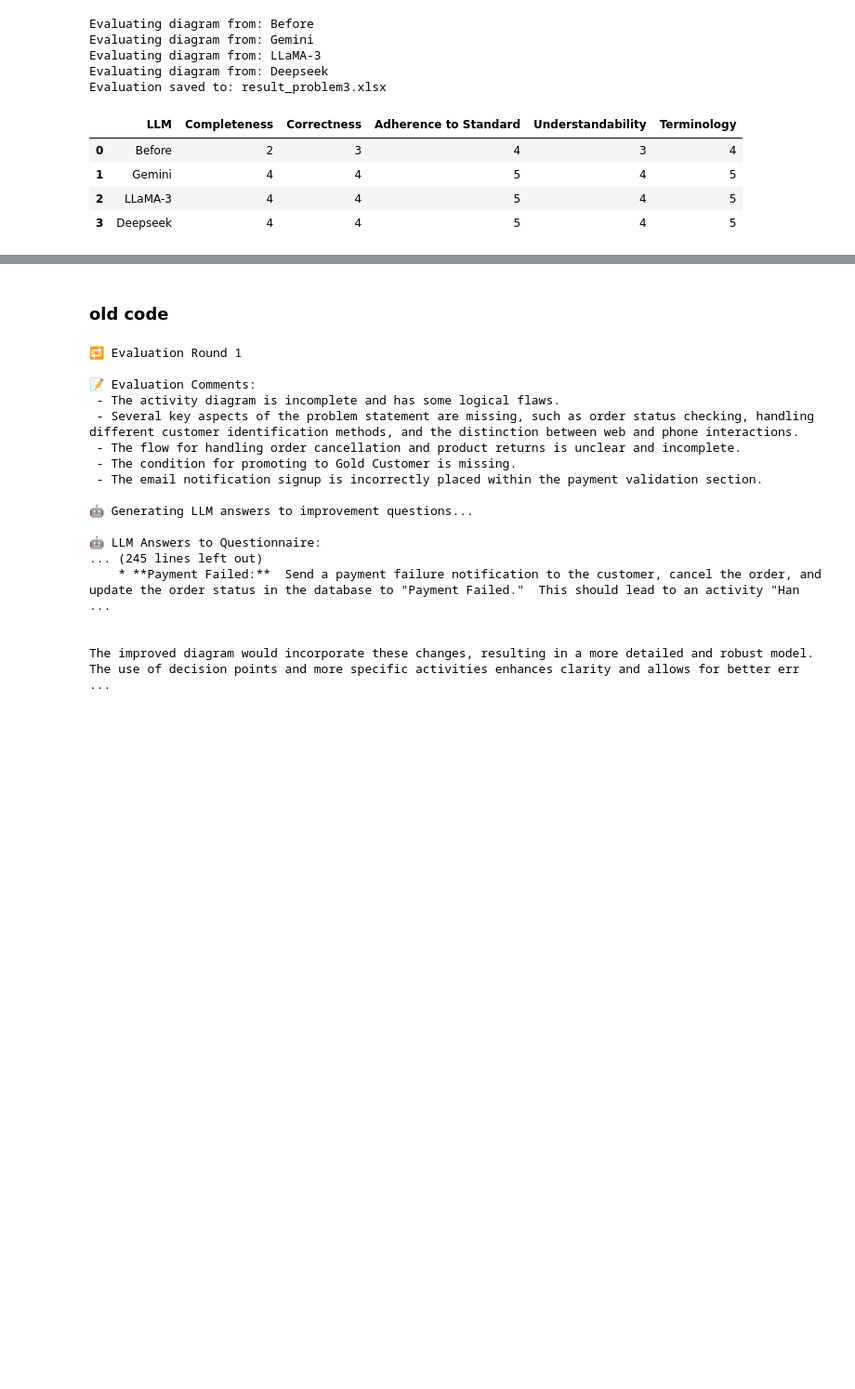
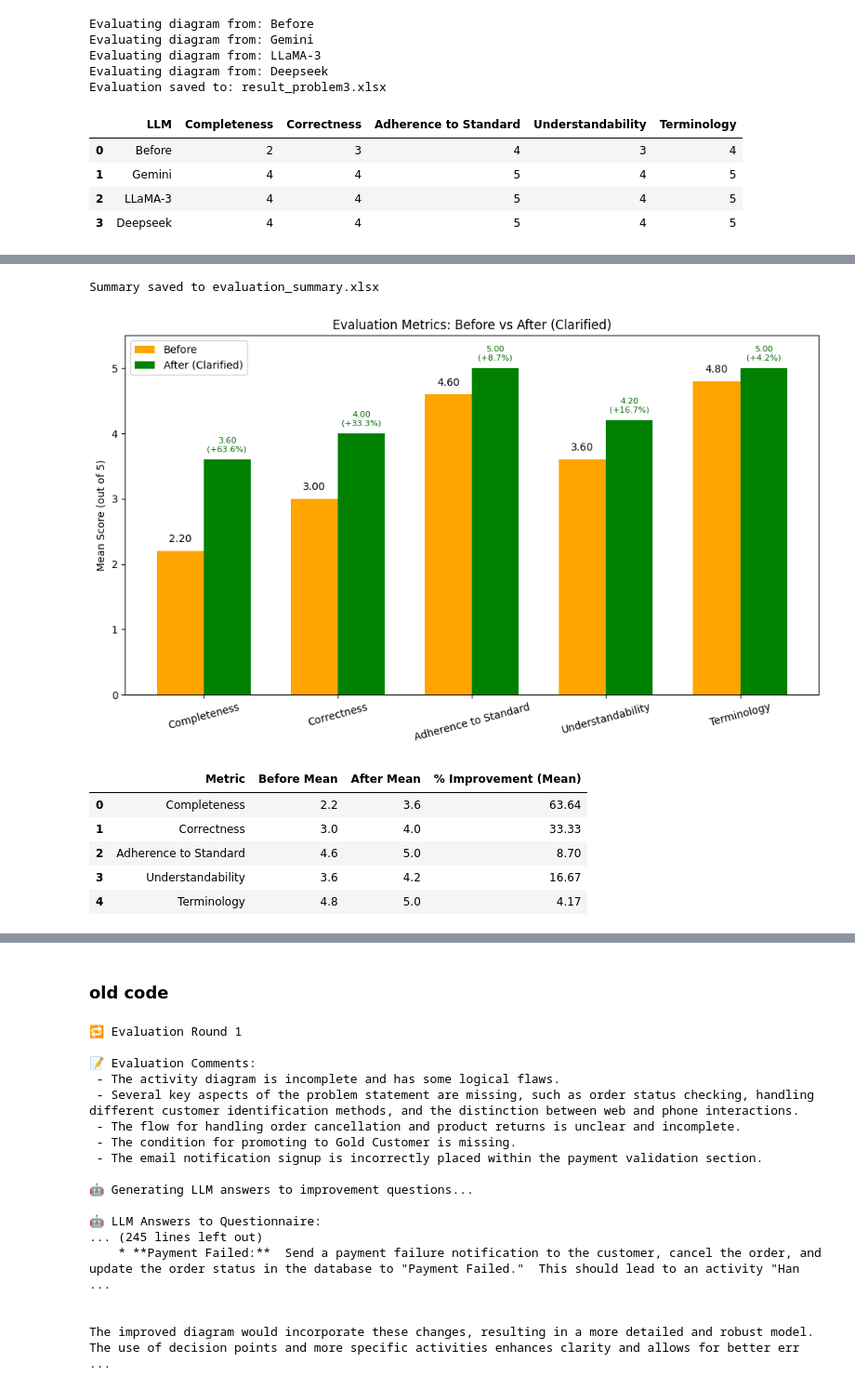
Before and after one commit to vrajkmrpatel/minor-project, a Jupyter notebook: LANGCHAIN/evaluateActivity/apporach1.ipynb, the cells around one changed output, grey strips where cells are left out. Shown: that part at 93% size. Cells and saved outputs as stored; diff of their text form; code cells hidden in the pictures; blank space fills up the shorter version.

Commit message:
finalpush

```diff
--- a/LANGCHAIN/evaluateActivity/apporach1.ipynb
+++ b/LANGCHAIN/evaluateActivity/apporach1.ipynb
@@ -922,0 +1210,76 @@ Evaluation saved to: result_problem3.xlsx
+# %%
+import pandas as pd
+import matplotlib.pyplot as plt
+import numpy as np
+
+def calculate_statistics_and_plot_single_chart(excel_file):
+    df = pd.read_excel(excel_file)
+    before_df = df[df['Version'] == 'before']
+    after_df = df[df['Version'] == 'clarifiedAD']
+
+    metrics = ["Completeness", "Correctness", "Adherence to Standard", "Understandability", "Terminology"]
+    summary = []
+
+    before_means = []
+    after_means = []
+    improvements = []
+
+    for metric in metrics:
+        before_mean = before_df[metric].mean()
+        after_mean = after_df[metric].mean()
+        improvement = ((after_mean - before_mean) / before_mean * 100) if before_mean != 0 else 0
+
+        before_means.append(before_mean)
+        after_means.append(after_mean)
+        improvements.append(improvement)
+
+        summary.append({
+            "Metric": metric,
+            "Before Mean": round(before_mean, 2),
+            "After Mean": round(after_mean, 2),
+            "% Improvement (Mean)": round(improvement, 2)
+        })
+
+    summary_df = pd.DataFrame(summary)
+    summary_df.to_excel("evaluation_summary.xlsx", index=False)
+    print("Summary saved to evaluation_summary.xlsx")
+
+    # --- Plotting single grouped bar chart ---
+    x = np.arange(len(metrics))  # label locations
+    width = 0.35  # width of bars
+
+    fig, ax = plt.subplots(figsize=(10, 6))
+    bars1 = ax.bar(x - width/2, before_means, width, label='Before', color='orange')
+    bars2 = ax.bar(x + width/2, after_means, width, label='After (Clarified)', color='green')
+
+    # Labels, title, legend
+    ax.set_ylabel('Mean Score (out of 5)')
+    ax.set_title('Evaluation Metrics: Before vs After (Clarified)')
+    ax.set_xticks(x)
+    ax.set_xticklabels(metrics, rotation=15)
+    ax.set_ylim(0, 5.5)
+    ax.legend()
+
+    # Annotate bars
+    for i in range(len(metrics)):
+        ax.text(x[i] - width/2, before_means[i] + 0.1, f'{before_means[i]:.2f}', ha='center', va='bottom')
+        ax.text(x[i] + width/2, after_means[i] + 0.1, f'{after_means[i]:.2f}\n(+{improvements[i]:.1f}%)',
+                ha='center', va='bottom', fontsize=8, color='darkgreen')
+
+    plt.tight_layout()
+    plt.savefig("grouped_metrics_bar_chart.png")
+    plt.show()
+
+    return summary_df
+
+# Run it
+calculate_statistics_and_plot_single_chart("final_scores_gemini.xlsx")
+# %% [output]
+Summary saved to evaluation_summary.xlsx
+[figure, added]
+|  | Metric | Before Mean | After Mean | % Improvement (Mean) |
+| 0 | Completeness | 2.2 | 3.6 | 63.64 |
+| 1 | Correctness | 3.0 | 4.0 | 33.33 |
+| 2 | Adherence to Standard | 4.6 | 5.0 | 8.70 |
+| 3 | Understandability | 3.6 | 4.2 | 16.67 |
+| 4 | Terminology | 4.8 | 5.0 | 4.17 |
```
Also changed, not shown: parts of 18 cells of this notebook, 52 other files.
